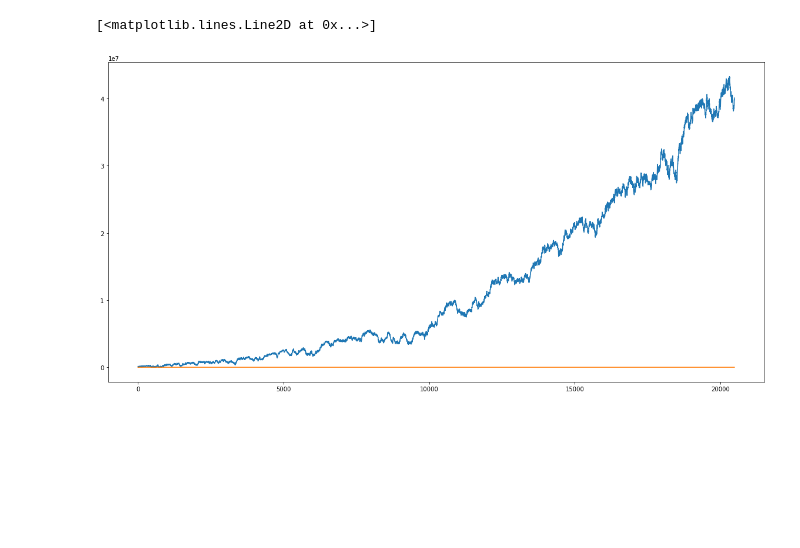
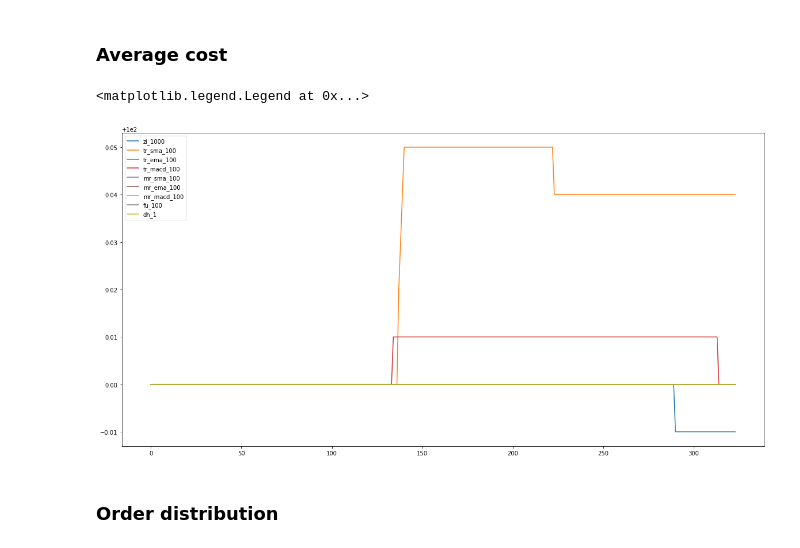
Before and after one commit to lainn9527/market_simulator, a Jupyter notebook: visualization.ipynb, the cells around one changed output. Saved outputs shown, nothing was run; the diff lists cells and outputs as text; code cells hidden in the pictures; blank space fills up the shorter version.

```diff
--- a/visualization.ipynb
+++ b/visualization.ipynb
@@ -83,0 +217,10 @@ plt.legend()
+# %%
+group_bids_volume = [agent.loc['group_bids_volume', group_name] for group_name in group_names]
+group_bids_volume = np.array(group_bids_volume).T
+group_bids_volume = group_bids_volume / group_bids_volume.sum(axis = 1).reshape(-1, 1)
+for i in range(len(group_names)):
+#     if group_names[i] == 'zi_1000':
+#         continue
+    plt.plot(group_bids_volume[:, i], label = group_names[i])
+# plt.ylim(0, 0.1)
+plt.legend()
@@ -83,0 +230,11 @@ plt.legend()
+# %%
+group_asks_volume = [agent.loc['group_asks_volume', group_name] for group_name in group_names]
+group_asks_volume = np.array(group_asks_volume).T
+group_asks_volume = group_asks_volume / group_asks_volume.sum(axis = 1).reshape(-1, 1)
+for i in range(len(group_names)):
+#     if group_names[i] == 'zi_1000':
+#         continue
+    plt.plot(-1 * group_asks_volume[:, i], label = group_names[i])
+
+# plt.ylim(-0.3, 0.2)
+plt.legend()
@@ -83,0 +256,12 @@ plt.legend()
+# %%
+# for agent_type in agent.columns:
+for group_name in agent.columns:
+    plt.figure(figsize=(20, 10))
+    plt.plot(agent[group_name]['wealth'])
+    plt.title(group_name)
+    plt.show()
+# for i in range(len(agent.columns)):
+#     plt.figure(figsize=(20, 10))
+#     plt.plot(agent.iloc[:, i])
+#     plt.title(agent.columns[i])
+#     plt.show()
@@ -83,0 +288,5 @@ plt.legend()
+# %%
+plt.figure(figsize=(30, 10))
+for i, group_name in enumerate(agent.columns):
+    plt.plot(agent[group_name]['cash'], label = group_names[i])
+plt.legend()
@@ -99,7 +326,12 @@ for group_name in group_names:
+# %% [markdown]
+### Average cost
 # %%
 plt.figure(figsize=(20, 10))
-plt.plot(agent[group_name]['CASH'])
-plt.plot(agent[group_name]['TSMC'])
+for i, group_name in enumerate(agent.columns):
+    plt.plot(agent[group_name]['average_cost'], label = group_names[i])
+plt.legend()
 # %% [output]
-[<matplotlib.lines.Line2D at 0x...>]
+<matplotlib.legend.Legend at 0x...>
-[figure, old version]
+[figure, new version]
+# %% [markdown]
+### Order distribution
```
Also changed, not shown: parts of 62 cells of this notebook, 13 other files.
